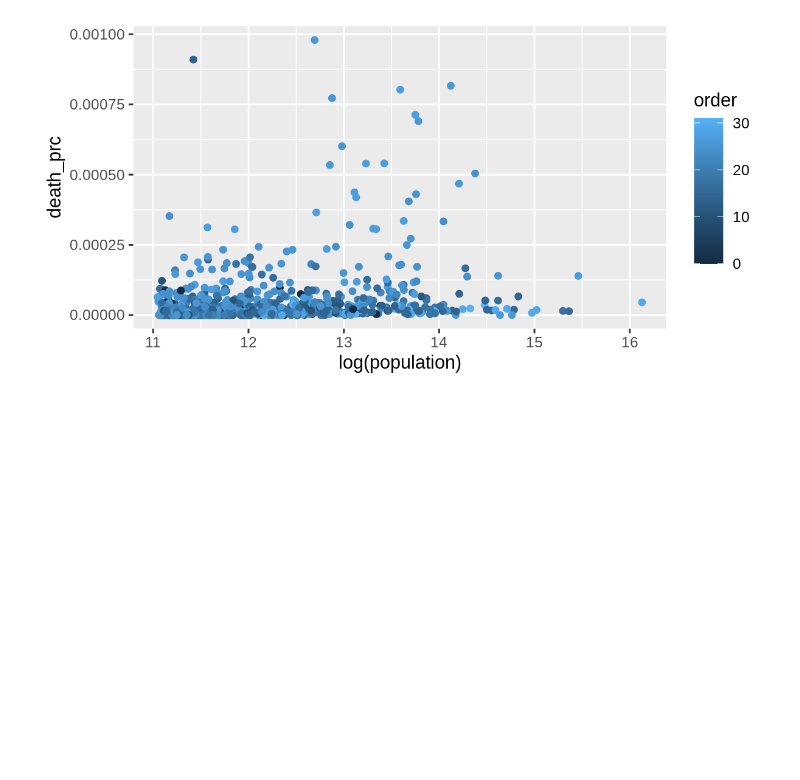
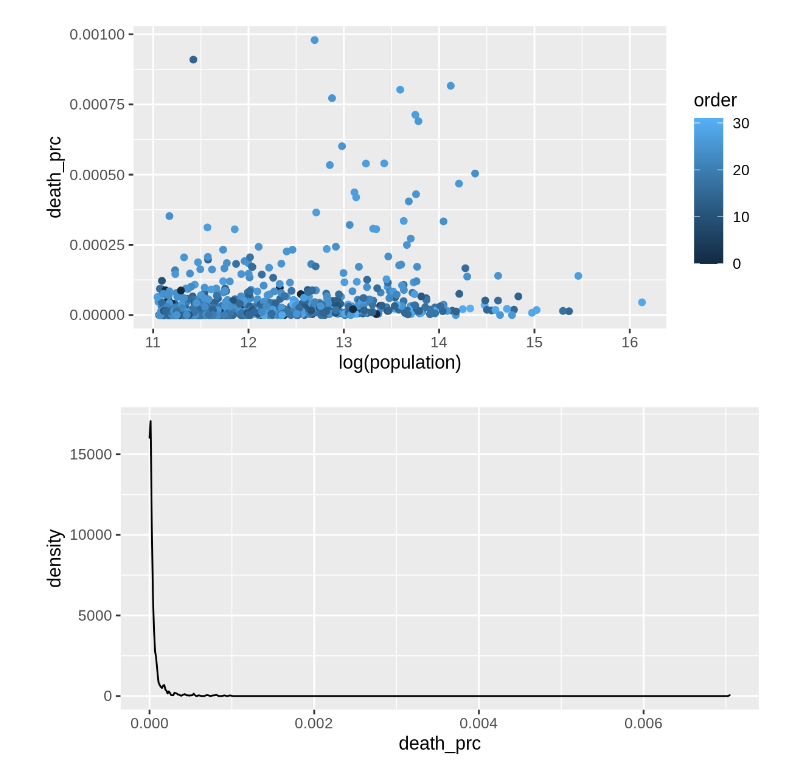
Before and after one commit to aejurgensen/Covid-19, a Jupyter notebook: EDA.ipynb, the cells around one changed output. Saved outputs shown, nothing was run; the diff lists cells and outputs as text; code cells hidden in the pictures; blank space fills up the shorter version.

```diff
--- a/EDA.ipynb
+++ b/EDA.ipynb
@@ -381,3 +388,11 @@ abbrev["death_prc"] = abbrev["deaths"]/abbrev["population"]
 ggplot(abbrev[which(abbrev$deaths < 9000),]) + geom_jitter(aes(log(population), death_prc, color=order))
 # %% [output]
 [figure]
+# %%
+%%R -w 6 -h 3 --units in -r 200
+
+# look at distribution of deaths as % of population?
+# any difference when the number of deaths (and assumption being # of infections) is lower in the population?
+ggplot(abbrev, aes(death_prc)) + geom_density()
+# %% [output]
+[figure, added]
```
Also changed, not shown: parts of 14 cells of this notebook, 3 other files.
